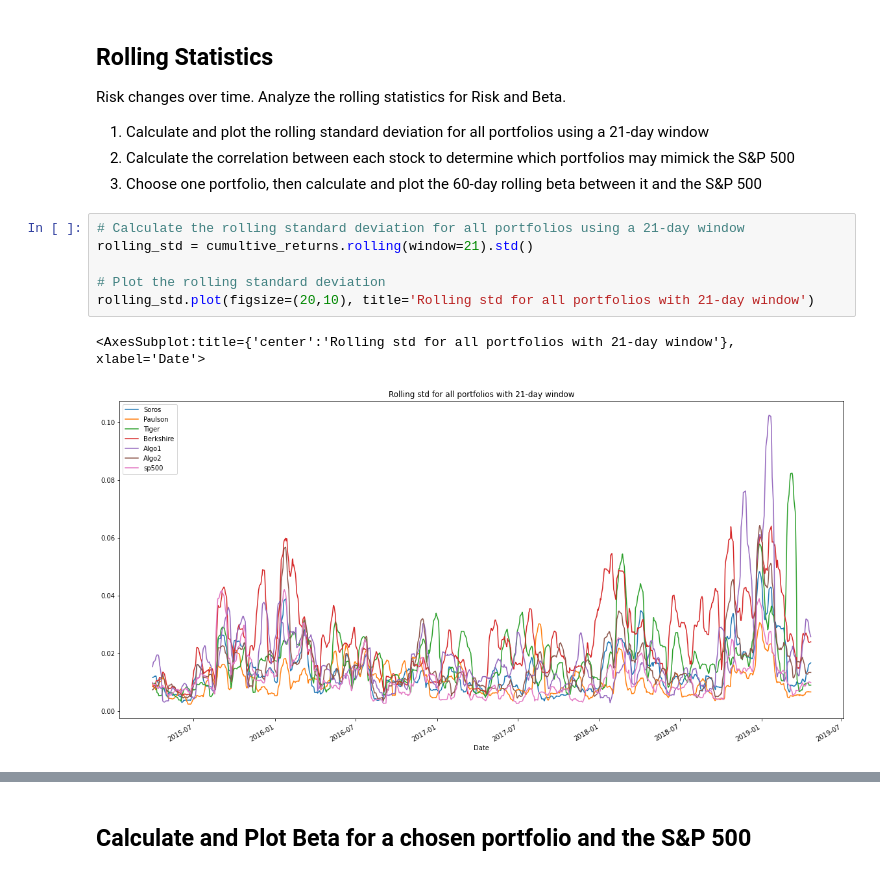
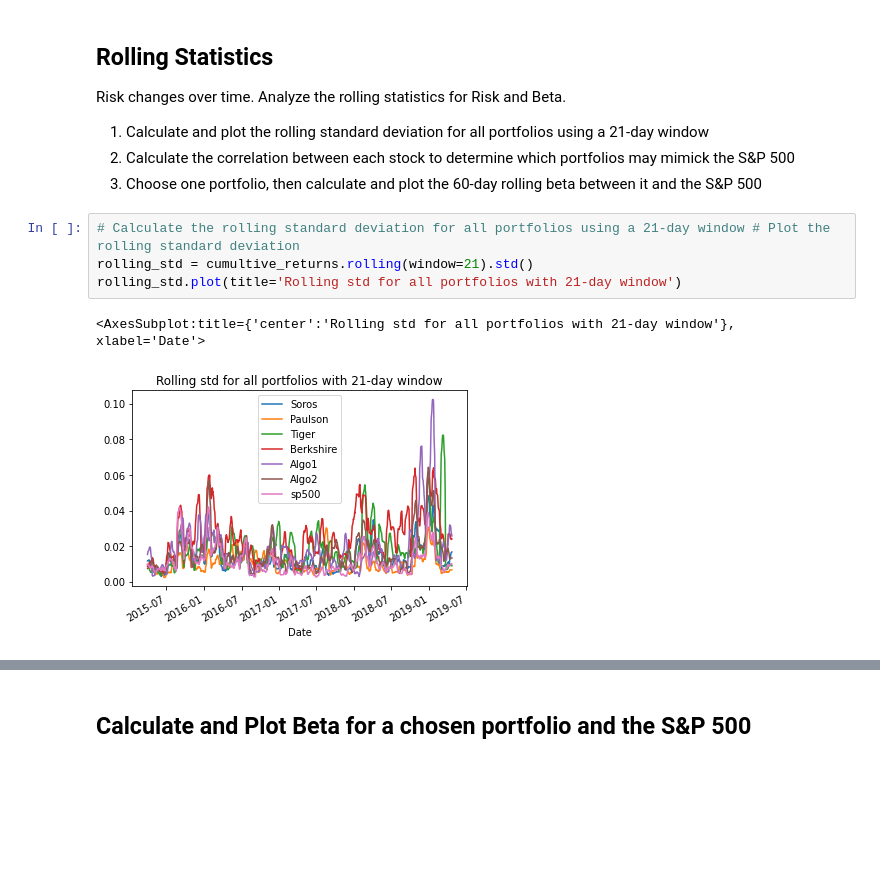
Before and after one commit to mmsaki/whale_portfolio, a Jupyter notebook: whale_analysis.ipynb, the cells around one changed output, grey strips where cells are left out. Cells and saved outputs as stored; diff of their text form; blank space fills up the shorter version.

```diff
--- a/whale_analysis.ipynb
+++ b/whale_analysis.ipynb
@@ -235,14 +256,12 @@ Risk changes over time. Analyze the rolling statistics for Risk and Beta.
 2. Calculate the correlation between each stock to determine which portfolios may mimick the S&P 500
 3. Choose one portfolio, then calculate and plot the 60-day rolling beta between it and the S&P 500
 # %%
-# Calculate the rolling standard deviation for all portfolios using a 21-day window
+# Calculate the rolling standard deviation for all portfolios using a 21-day window # Plot the rolling standard deviation
 rolling_std = cumultive_returns.rolling(window=21).std()
-
-# Plot the rolling standard deviation
-rolling_std.plot(figsize=(20,10), title='Rolling std for all portfolios with 21-day window')
+rolling_std.plot(title='Rolling std for all portfolios with 21-day window')
 # %% [output]
 <AxesSubplot:title={'center':'Rolling std for all portfolios with 21-day window'}, xlabel='Date'>
-[figure, old version]
+[figure, new version]
 # %%
 # Calculate the correlation
 correlation_matrix = cumultive_returns.corr()
```
Also changed, not shown: parts of 40 cells of this notebook, 1 other file.
